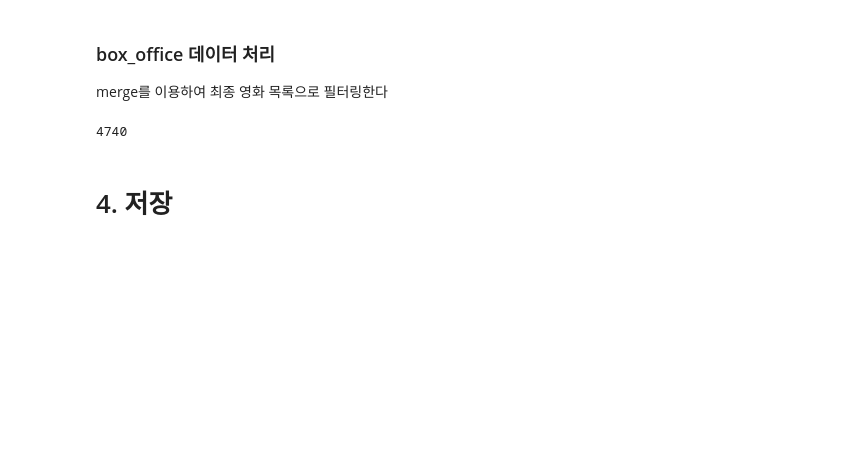
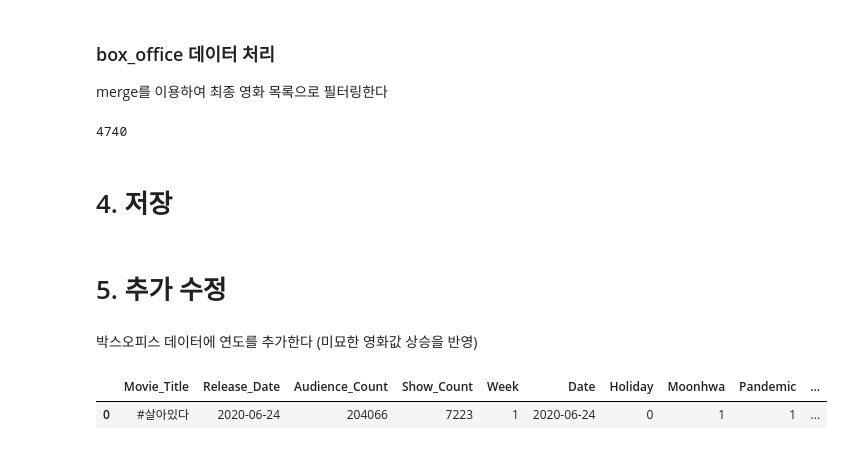
Before and after one commit to Seungwoo-JI64/BAF-25-2-Marketing, a Jupyter notebook: analysis/분석용데이터생성.ipynb, the cells around one changed output. Cells and saved outputs as stored; diff of their text form; code cells hidden in the pictures; blank space fills up the shorter version.

Commit message:
박스오피스데이터 year 추가

```diff
--- a/analysis/분석용데이터생성.ipynb
+++ b/analysis/분석용데이터생성.ipynb
@@ -1087,3 +1087,14 @@ box_office["Movie_Title"].nunique()
 # %%
 box_office.to_csv("boxoffice_data.csv", index=False, encoding='utf-8-sig')
 movie_info.to_csv("movie_info_data.csv", index=False, encoding='utf-8-sig')
+# %% [markdown]
+# 5. 추가 수정
+# %% [markdown]
+박스오피스 데이터에 연도를 추가한다 (미묘한 영화값 상승을 반영)
+# %%
+import pandas as pd
+box_office = pd.read_csv("boxoffice_data.csv", encoding='utf-8-sig')
+box_office.head(1)
+# %% [output]
+|  | Movie_Title | Release_Date | Audience_Count | Show_Count | Week | Date | Holiday | Moonhwa | Pandemic | ... |
+| 0 | #살아있다 | 2020-06-24 | 204066 | 7223 | 1 | 2020-06-24 | 0 | 1 | 1 | ... |
```
Also changed, not shown: parts of 3 cells of this notebook, 3 other files.
